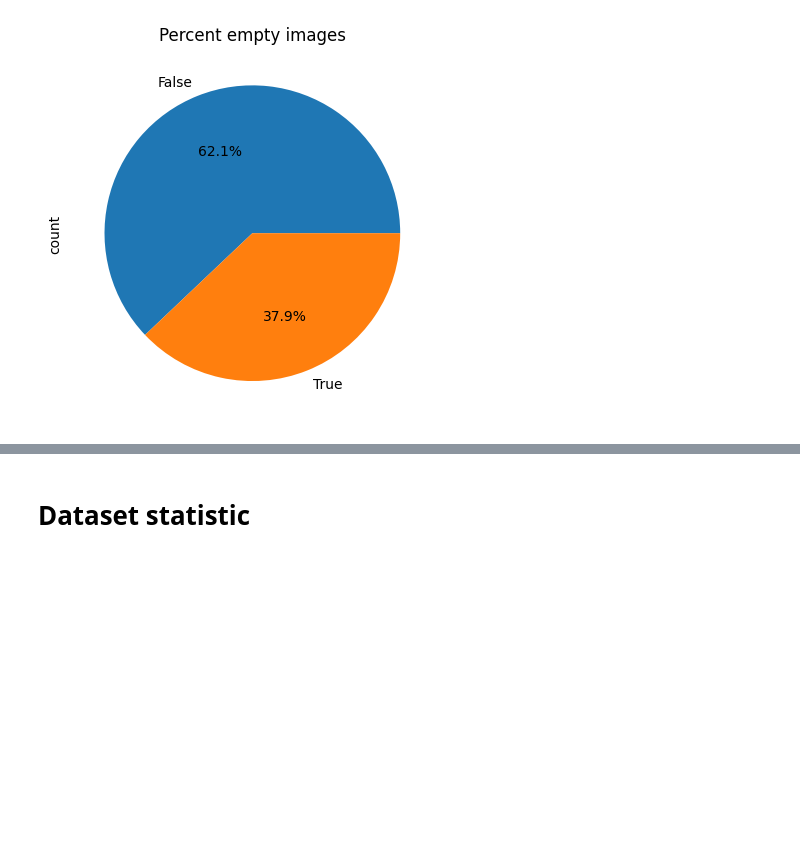
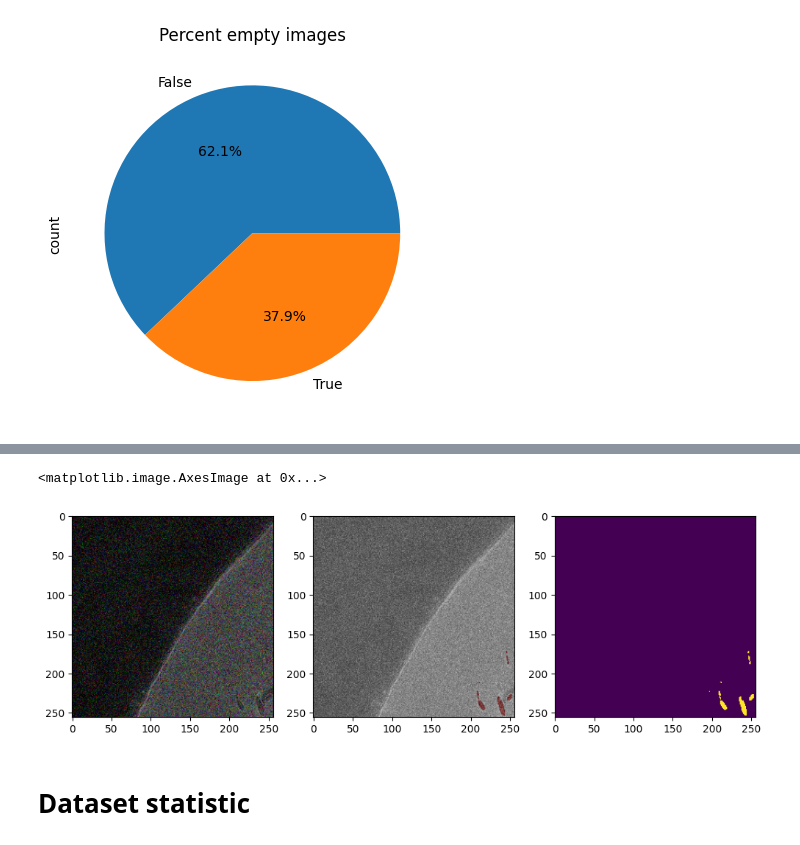
Before and after one commit to nature1511/kidney-segmentation, a Jupyter notebook: kidney_1_tilling_stats.ipynb, the cells around one changed output, grey strips where cells are left out. Saved outputs shown, nothing was run; the diff lists cells and outputs as text; code cells hidden in the pictures; blank space fills up the shorter version.

```diff
--- a/kidney_1_tilling_stats.ipynb
+++ b/kidney_1_tilling_stats.ipynb
@@ -38,3 +65,17 @@ axarr[2].imshow(mask, vmin=0, interpolation='antialiased', interpolation_stage='
+# %%
+img, mask, bbx, size = tilling_1[24556]
+augmented = tr(image=torch.permute(img, (1,2,0)).numpy(), mask=mask.numpy())  # c h w
+img, mask = augmented["image"], augmented["mask"]
+
+
+
+fig, axarr = plt.subplots(ncols=3, figsize=(12, 6))
+axarr[0].imshow(img, cmap="gray")
+axarr[1].imshow(color.label2rgb(mask, img, bg_label=0, bg_color=(1.,1.,1.), alpha=0.25))
+axarr[2].imshow(mask, vmin=0, interpolation='antialiased', interpolation_stage='rgba')
+# %% [output]
+<matplotlib.image.AxesImage at 0x...>
+[figure, added]
 # %% [markdown]
 # Dataset statistic
 # %%
```
Also changed, not shown: parts of 5 cells of this notebook, 6 other files.
